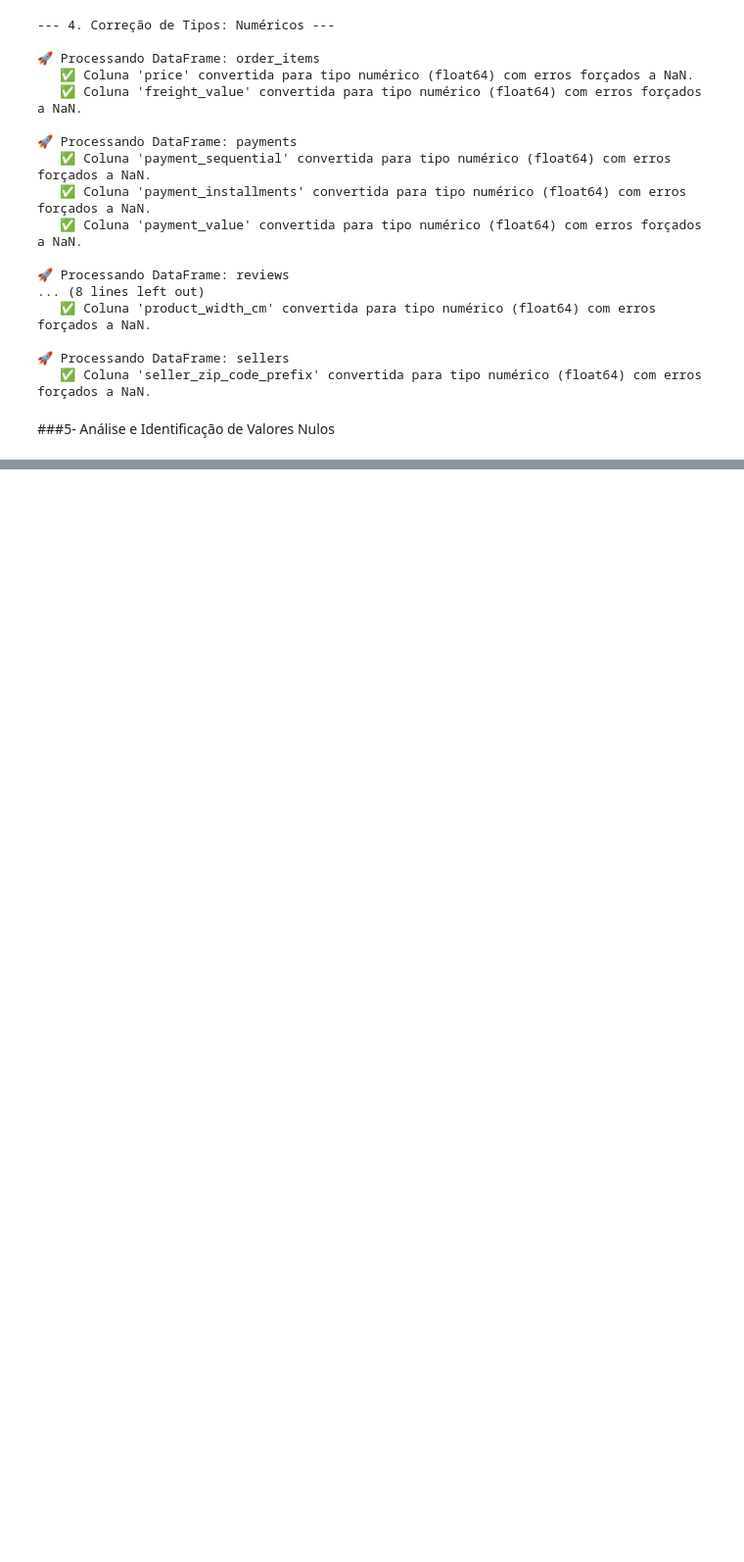
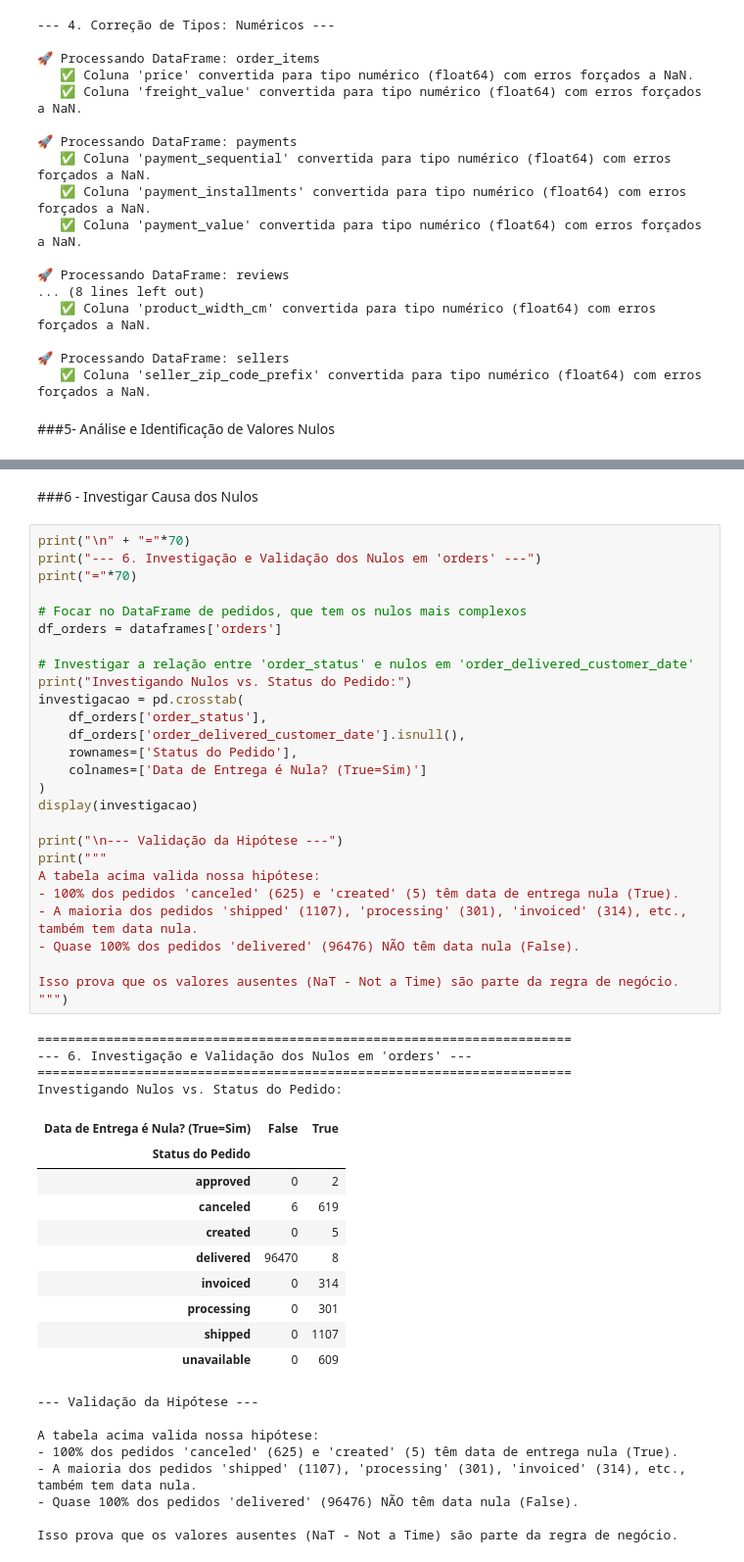
Before and after one commit to vic-fmr/ecommerce-analytics, a Jupyter notebook: codigo/analise_ecommerce.ipynb, the cells around one changed output, grey strips where cells are left out. Shown: that part at 98% size. Saved outputs shown, nothing was run; the diff lists cells and outputs as text; blank space fills up the shorter version.

Commit message:
Finalização - [S1] Executar Data Cleaning (Tipos, NAs, Trimming)

```diff
--- a/codigo/analise_ecommerce.ipynb
+++ b/codigo/analise_ecommerce.ipynb
@@ -449,0 +346,52 @@ Próxima etapa: **Investigar Causa, Validar Hipótese e Documentar Decisão** pa
+# %% [markdown]
+###6 - Investigar Causa dos Nulos
+# %%
+print("\n" + "="*70)
+print("--- 6. Investigação e Validação dos Nulos em 'orders' ---")
+print("="*70)
+
+# Focar no DataFrame de pedidos, que tem os nulos mais complexos
+df_orders = dataframes['orders']
+
+# Investigar a relação entre 'order_status' e nulos em 'order_delivered_customer_date'
+print("Investigando Nulos vs. Status do Pedido:")
+investigacao = pd.crosstab(
+    df_orders['order_status'],
+    df_orders['order_delivered_customer_date'].isnull(),
+    rownames=['Status do Pedido'],
+    colnames=['Data de Entrega é Nula? (True=Sim)']
+)
+display(investigacao)
+
+print("\n--- Validação da Hipótese ---")
+print("""
+A tabela acima valida nossa hipótese:
+- 100% dos pedidos 'canceled' (625) e 'created' (5) têm data de entrega nula (True).
+- A maioria dos pedidos 'shipped' (1107), 'processing' (301), 'invoiced' (314), etc., também tem data nula.
+- Quase 100% dos pedidos 'delivered' (96476) NÃO têm data nula (False).
+
+Isso prova que os valores ausentes (NaT - Not a Time) são parte da regra de negócio.
+""")
+# %% [output]
+======================================================================
+--- 6. Investigação e Validação dos Nulos em 'orders' ---
+======================================================================
+Investigando Nulos vs. Status do Pedido:
+| Data de Entrega é Nula? (True=Sim) | False | True |
+| Status do Pedido |  |  |
+| approved | 0 | 2 |
+| canceled | 6 | 619 |
+| created | 0 | 5 |
+| delivered | 96470 | 8 |
+| invoiced | 0 | 314 |
+| processing | 0 | 301 |
+| shipped | 0 | 1107 |
+| unavailable | 0 | 609 |
+--- Validação da Hipótese ---
+
+A tabela acima valida nossa hipótese:
+- 100% dos pedidos 'canceled' (625) e 'created' (5) têm data de entrega nula (True).
+- A maioria dos pedidos 'shipped' (1107), 'processing' (301), 'invoiced' (314), etc., também tem data nula.
+- Quase 100% dos pedidos 'delivered' (96476) NÃO têm data nula (False).
+
+Isso prova que os valores ausentes (NaT - Not a Time) são parte da regra de negócio.
```
Also changed, not shown: parts of 6 cells of this notebook.
